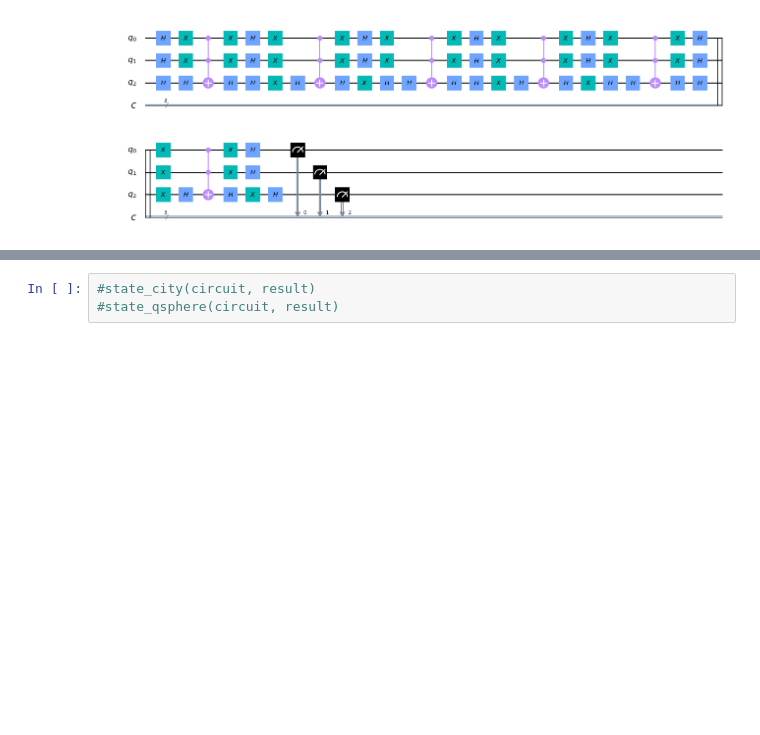
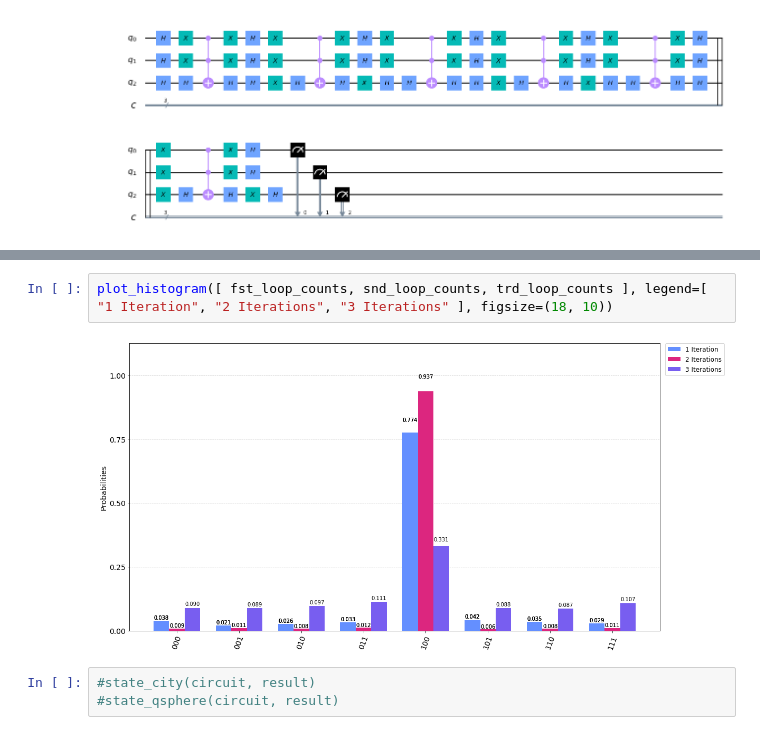
Before and after one commit to SiIky/ic-1920-tp, a Jupyter notebook: tp2/TP2.ipynb, the cells around one changed output, grey strips where cells are left out. Drawn from its saved outputs; the diff is of its cells as text; blank space fills up the shorter version.

```diff
--- a/tp2/TP2.ipynb
+++ b/tp2/TP2.ipynb
@@ -229,3 +226,7 @@ histogram(circuit, result)
+# %%
+plot_histogram([ fst_loop_counts, snd_loop_counts, trd_loop_counts ], legend=[ "1 Iteration", "2 Iterations", "3 Iterations" ], figsize=(18, 10))
+# %% [output]
+[figure, added]
 # %%
 #state_city(circuit, result)
 #state_qsphere(circuit, result)
```
Also changed, not shown: parts of 6 cells of this notebook.
